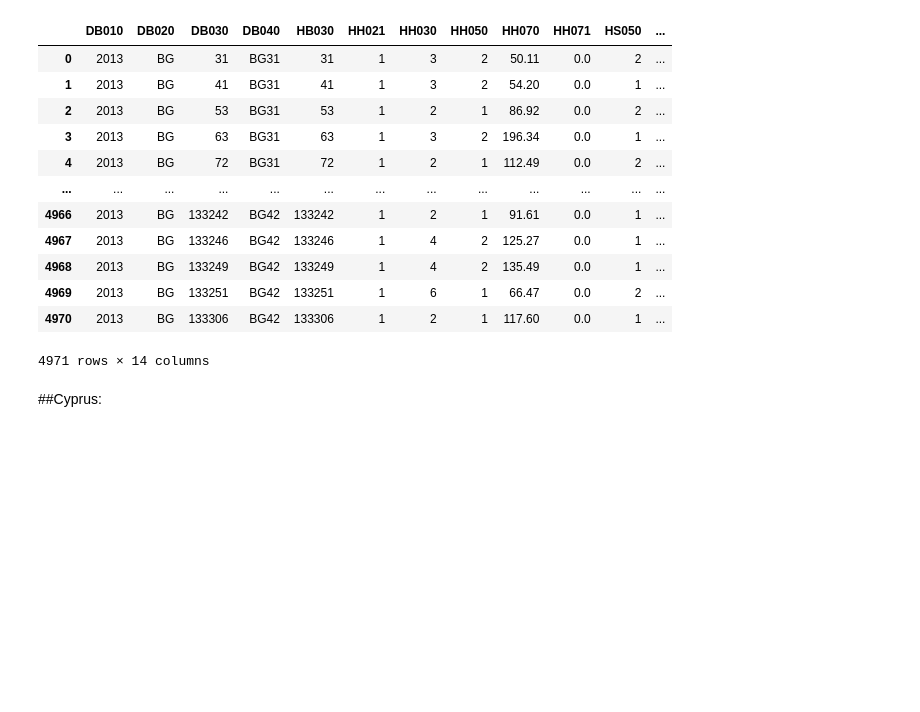
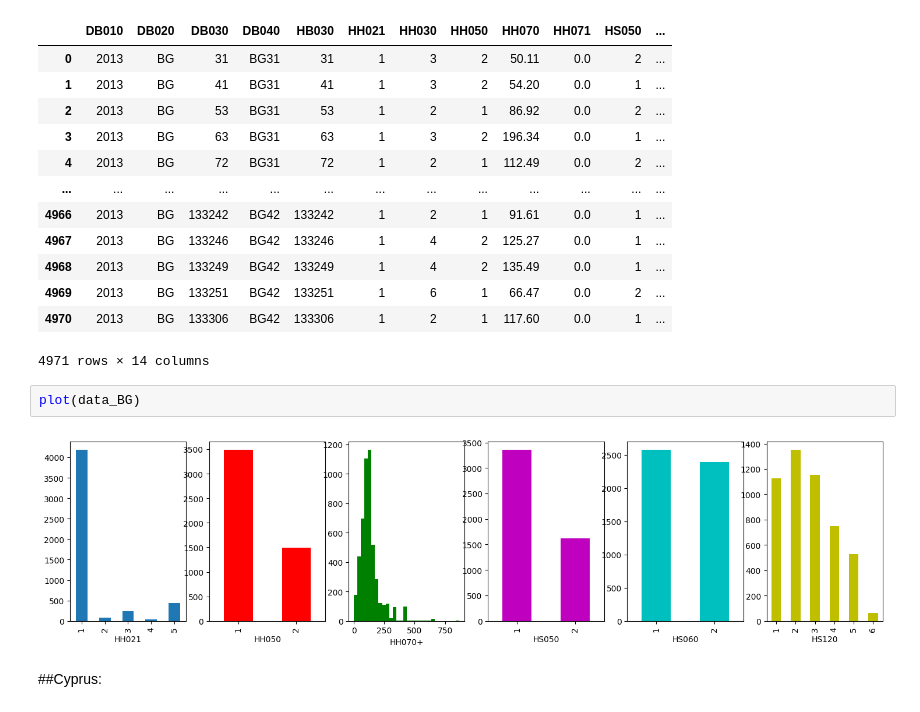
Before and after one commit to AndreiAf02/STAT561_Project, a Jupyter notebook: STAT561_Project.ipynb, the cells around one changed output. Saved outputs shown, nothing was run; the diff lists cells and outputs as text; blank space fills up the shorter version.

```diff
--- a/STAT561_Project.ipynb
+++ b/STAT561_Project.ipynb
@@ -323,6 +248,10 @@ data_BG
 | 4969 | 2013 | BG | 133251 | BG42 | 133251 | 1 | 6 | 1 | 66.47 | 0.0 | 2 | ... |
 | 4970 | 2013 | BG | 133306 | BG42 | 133306 | 1 | 2 | 1 | 117.60 | 0.0 | 1 | ... |
 4971 rows × 14 columns
+# %%
+plot(data_BG)
+# %% [output]
+[figure, added]
 # %% [markdown]
 ##Cyprus:
 # %%
```
Also changed, not shown: parts of 29 cells of this notebook.
